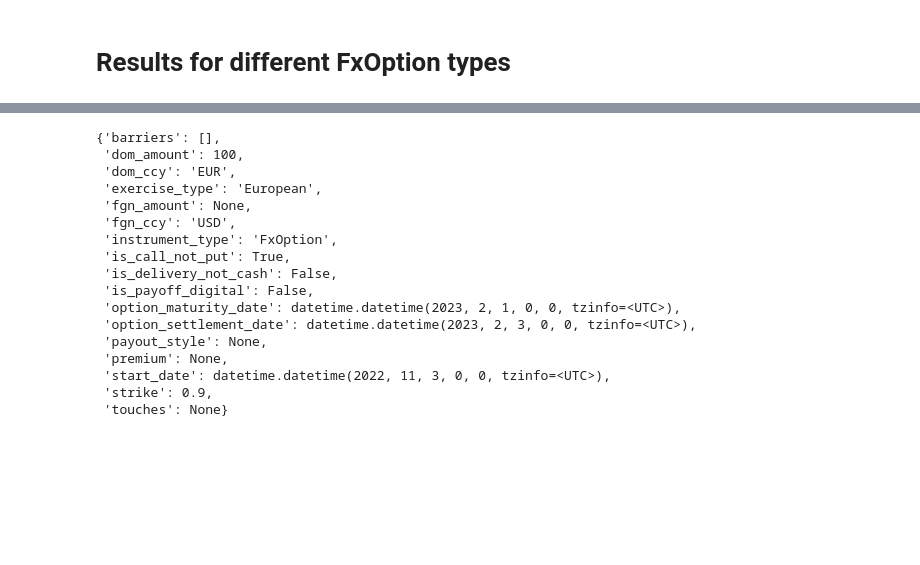
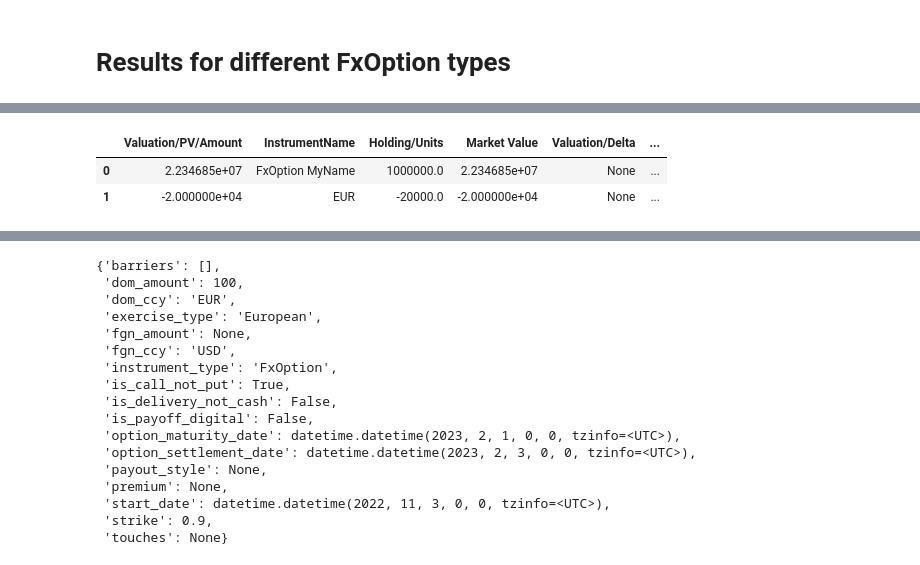
Before and after one commit to zvyagin1/sample-notebooks, a Jupyter notebook: examples/use-cases/instruments/FxOptionsOverviewWithEvents.ipynb, the cells around one changed output, grey strips where cells are left out. Saved outputs shown, nothing was run; the diff lists cells and outputs as text; code cells hidden in the pictures; blank space fills up the shorter version.

```diff
--- a/examples/use-cases/instruments/FxOptionsOverviewWithEvents.ipynb
+++ b/examples/use-cases/instruments/FxOptionsOverviewWithEvents.ipynb
@@ -47,17 +47,7 @@ logging.debug(f'LUSID API Version {api_factory.build(lusid.api.ApplicationMetada
 ### The compuation logic
 There are several scenarious for which we perform some compuations.
 # %%
-scenarios = [
-    'European FxOption priced by Discounting model',
-    'European FxOption priced by BlackScholes model',
-    'American FxOption priced by BjerksundStensland1993 model',
-    'European digital FxOption priced by BlackScholesDigital model',
-]
-
-def run (scenario=''):
-    '''Scenarios:
-        - European vanilla option priced by BlackScholes model
-    '''
+def run (scenario):
     # A placeholder for common variables
     context = create_context()
     context.scenario = scenario if scenario else scenarios[0]
@@ -73,8 +63,8 @@ def run (scenario=''):
     create_valuation_recipe                     (context)
     run_valuation                               (context)
     get_events                                  (context)
-    show_cashflows                              (context)
     get_tradetickets                            (context)
+    get_holdings                                (context)
 
     return context
 # %%
@@ -589,0 +603,4 @@ results = {}
+# %%
+scenario = 'European FxOption priced by ConstantTimeValueOfMoney model'
+result = run(scenario)
+results[scenario] = result
@@ -589,0 +636,6 @@ results = {}
+# %%
+result.tables['valuation']
+# %% [output]
+|  | Valuation/PV/Amount | InstrumentName | Holding/Units | Market Value | Valuation/Delta | ... |
+| 0 | 2.234685e+07 | FxOption MyName | 1000000.0 | 2.234685e+07 | None | ... |
+| 1 | -2.000000e+04 | EUR | -20000.0 | -2.000000e+04 | None | ... |
```
Also changed, not shown: parts of 32 cells of this notebook.
